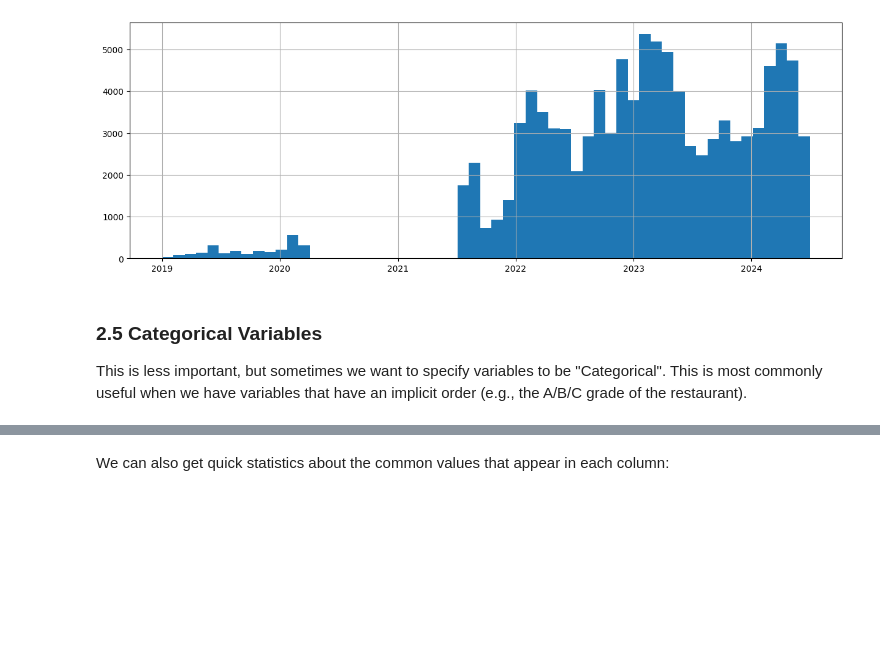
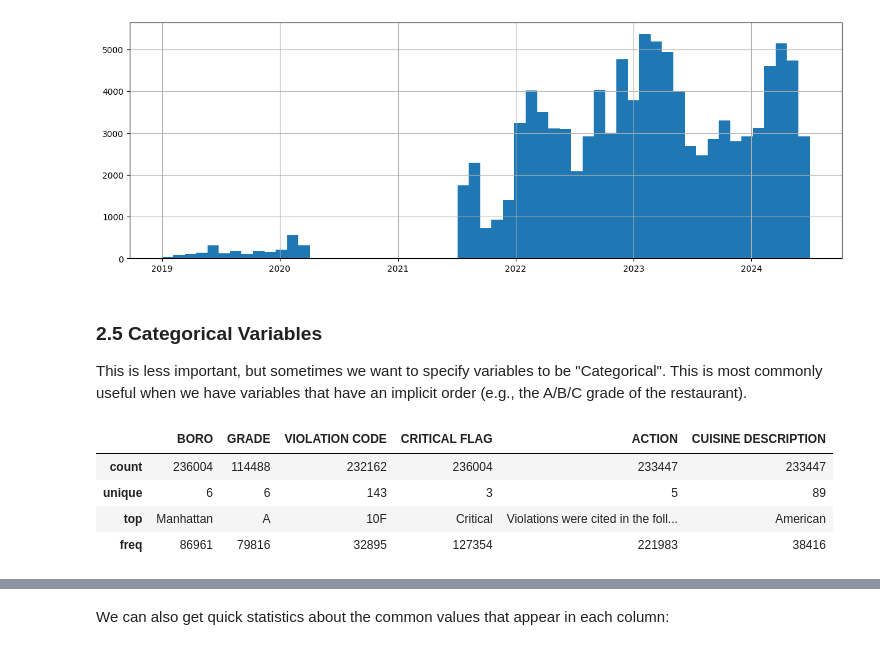
Before and after one commit to dianakorka/dmml2021, a Jupyter notebook: week3/EDA_and_Data_visualization.ipynb, the cells around one changed output, grey strips where cells are left out. Saved outputs shown, nothing was run; the diff lists cells and outputs as text; code cells hidden in the pictures; blank space fills up the shorter version.

```diff
--- a/week3/EDA_and_Data_visualization.ipynb
+++ b/week3/EDA_and_Data_visualization.ipynb
@@ -360,6 +360,14 @@ restaurants['GRADE DATE'].hist(
 ### 2.5 Categorical Variables
 
 This is less important, but sometimes we want to specify variables to be "Categorical". This is most commonly useful when we have variables that have an implicit order (e.g., the A/B/C grade of the restaurant).
+# %%
+restaurants[["BORO", "GRADE", "VIOLATION CODE", "CRITICAL FLAG", "ACTION", "CUISINE DESCRIPTION"]].describe()
+# %% [output]
+|  | BORO | GRADE | VIOLATION CODE | CRITICAL FLAG | ACTION | CUISINE DESCRIPTION |
+| count | 236004 | 114488 | 232162 | 236004 | 233447 | 233447 |
+| unique | 6 | 6 | 143 | 3 | 5 | 89 |
+| top | Manhattan | A | 10F | Critical | Violations were cited in the foll... | American |
+| freq | 86961 | 79816 | 32895 | 127354 | 221983 | 38416 |
 # %%
 restaurants["BORO"] =  pd.Categorical(restaurants["BORO"], ordered=False)
 restaurants["GRADE"] =  pd.Categorical(restaurants["GRADE"], categories = ['A', 'B', 'C'], ordered=True)
```
Also changed, not shown: parts of 6 cells of this notebook.
